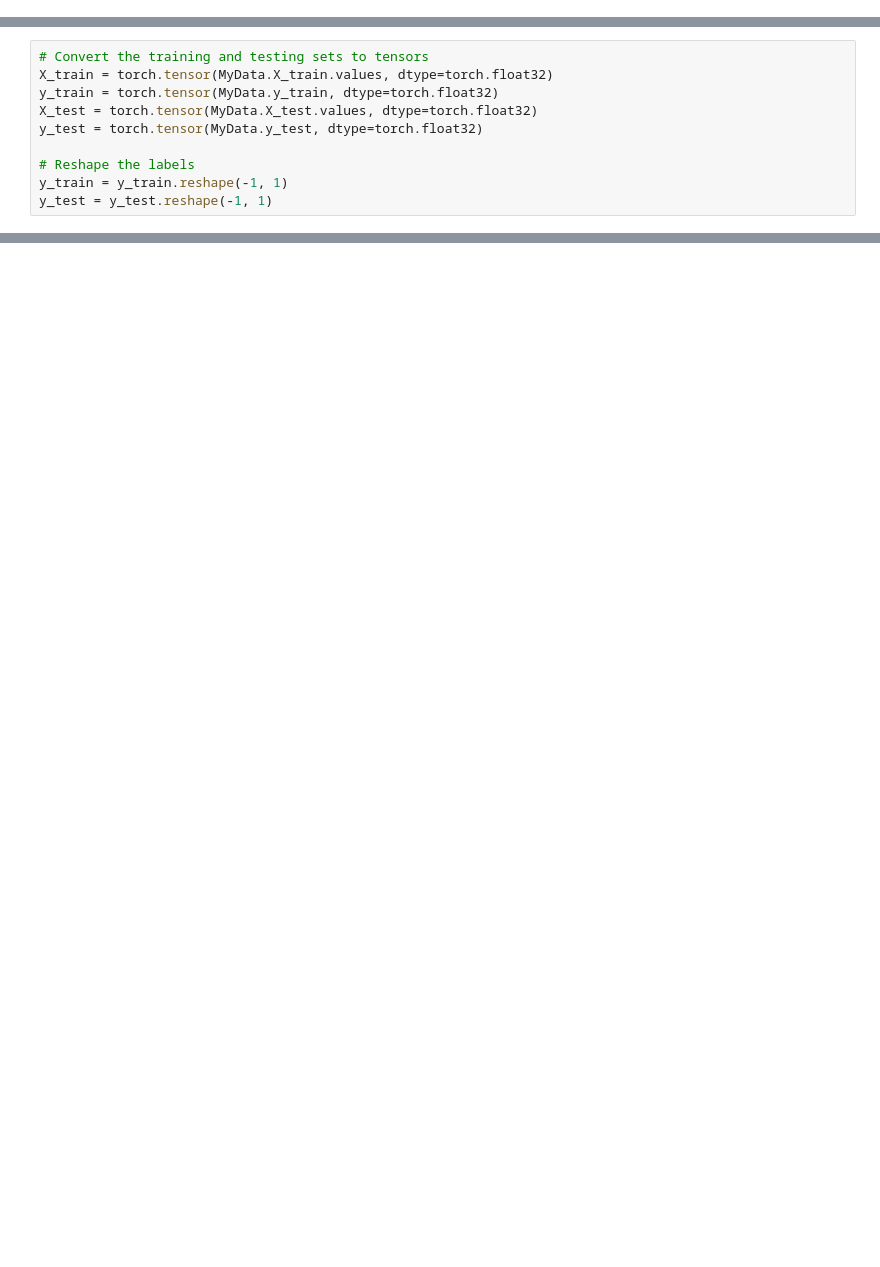
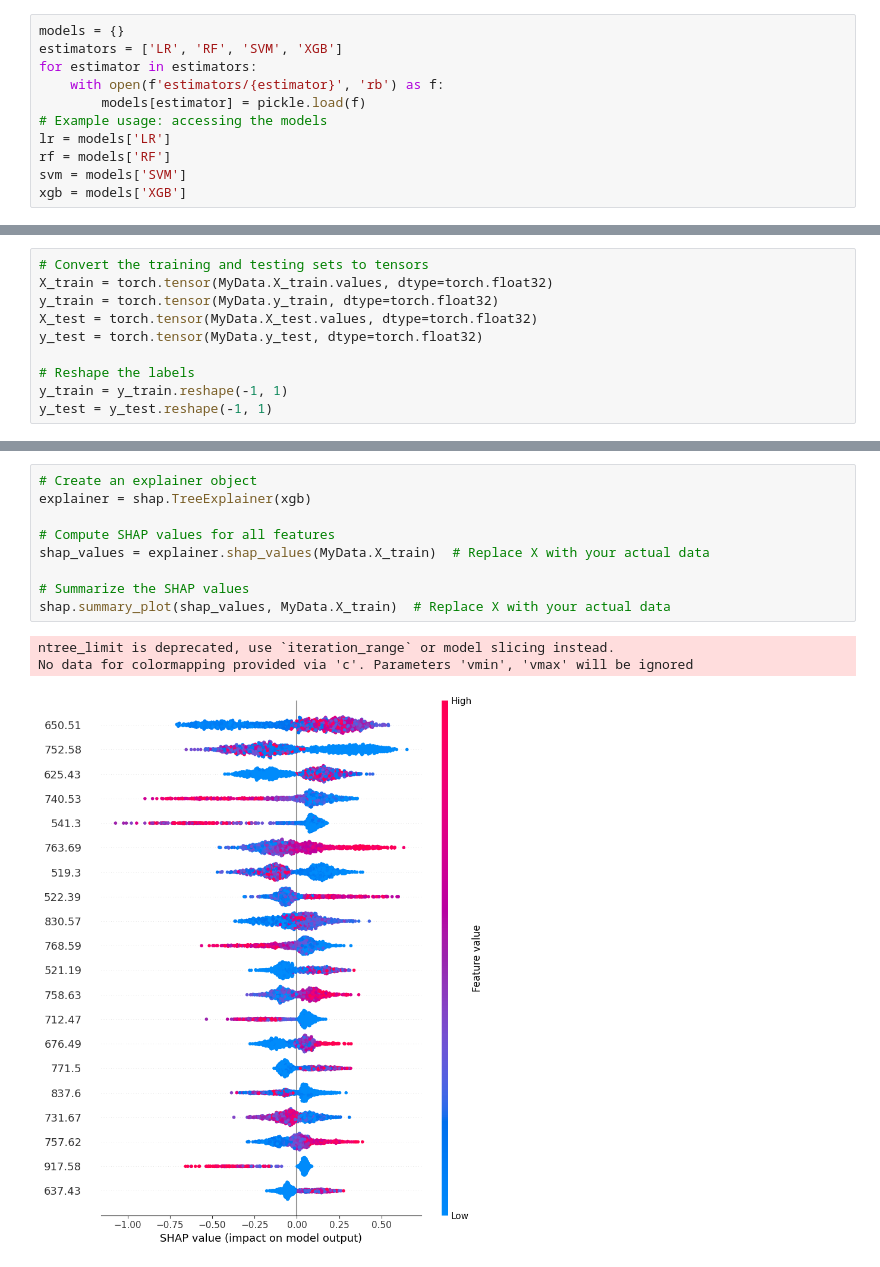
Before and after one commit to costasmexis/machinelearningcourse, a Jupyter notebook: proposal/main.ipynb, the cells around one changed output, grey strips where cells are left out. Cells and saved outputs as stored; diff of their text form; blank space fills up the shorter version.

```diff
--- a/proposal/main.ipynb
+++ b/proposal/main.ipynb
@@ -281,0 +258,11 @@ Accuracy: 0.7572815533980582
+# %%
+models = {}
+estimators = ['LR', 'RF', 'SVM', 'XGB']
+for estimator in estimators:
+    with open(f'estimators/{estimator}', 'rb') as f:
+        models[estimator] = pickle.load(f)
+# Example usage: accessing the models
+lr = models['LR']
+rf = models['RF']
+svm = models['SVM']
+xgb = models['XGB']
@@ -358,0 +521,13 @@ print(accuracy_score(y_test, y_pred))
+# %%
+# Create an explainer object
+explainer = shap.TreeExplainer(xgb)
+
+# Compute SHAP values for all features
+shap_values = explainer.shap_values(MyData.X_train)  # Replace X with your actual data
+
+# Summarize the SHAP values
+shap.summary_plot(shap_values, MyData.X_train)  # Replace X with your actual data
+# %% [output]
+ntree_limit is deprecated, use `iteration_range` or model slicing instead.
+No data for colormapping provided via 'c'. Parameters 'vmin', 'vmax' will be ignored
+[figure, added]
```
Also changed, not shown: parts of 19 cells of this notebook, 4 other files.
